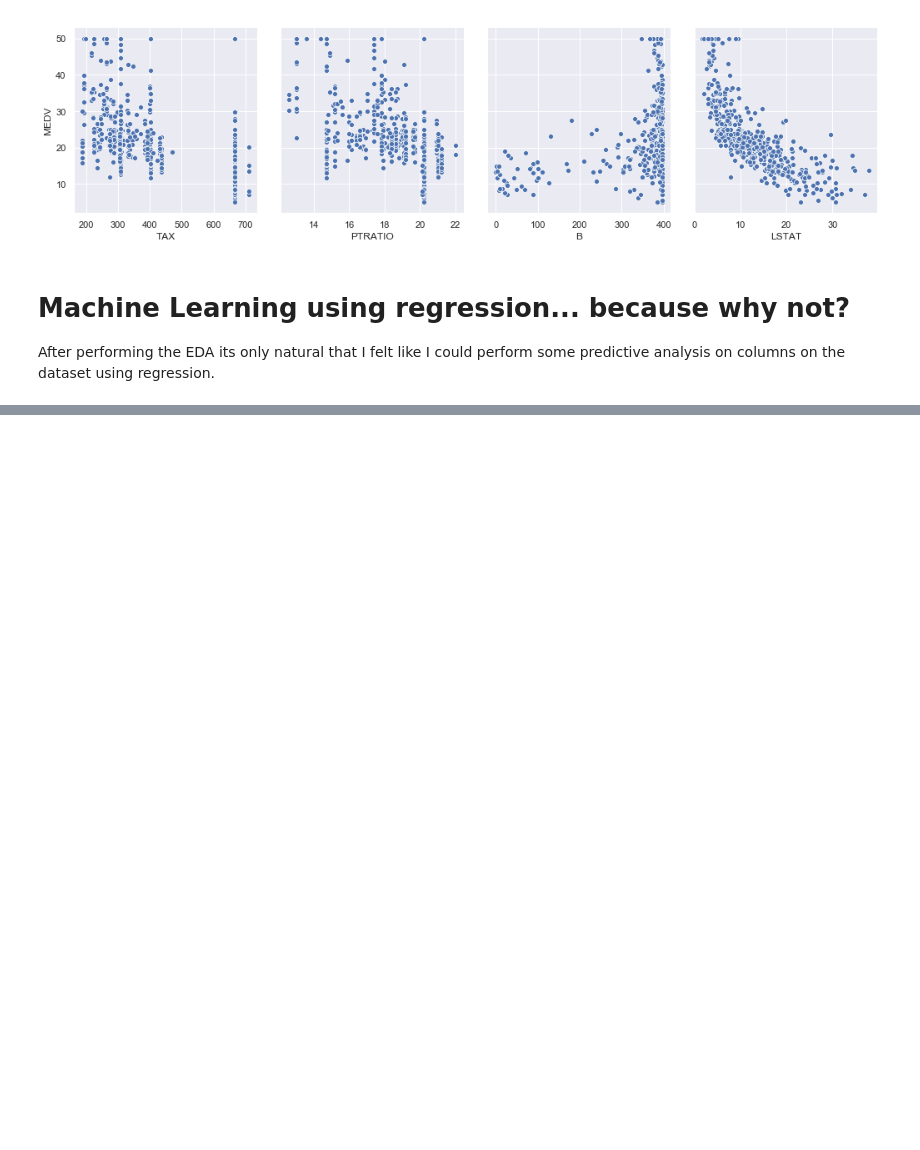
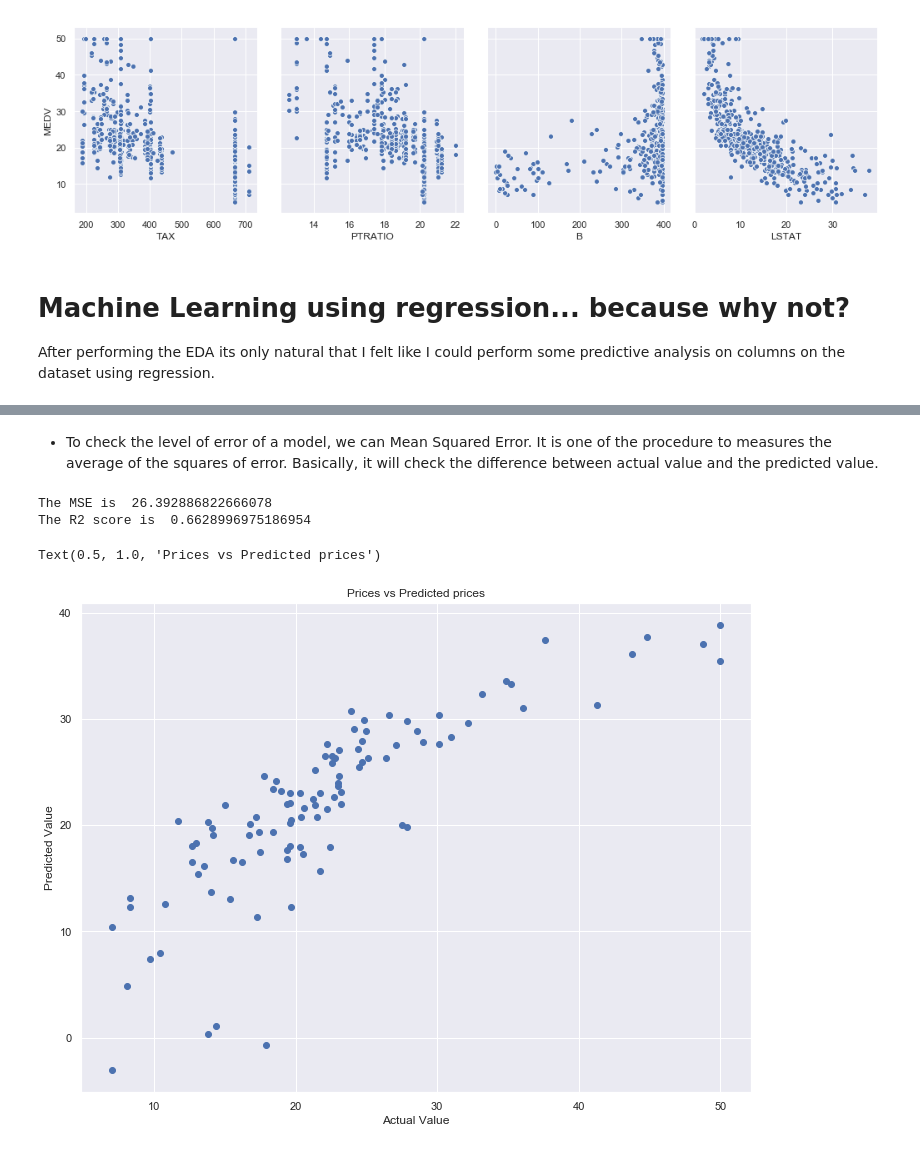
Before and after one commit to lewis-munyi/kamilimu-DS-track, a Jupyter notebook: EDA-Boston.ipynb, the cells around one changed output, grey strips where cells are left out. Saved outputs shown, nothing was run; the diff lists cells and outputs as text; code cells hidden in the pictures; blank space fills up the shorter version.

```diff
--- a/EDA-Boston.ipynb
+++ b/EDA-Boston.ipynb
@@ -290,0 +263,8 @@ ValueError: Input contains NaN, infinity or a value too large for dtype('float64
+# %%
+# This dataset does not come in split two so we have to split it ourselves. 70-30 training, testing
+X_train, X_test, Y_train, Y_test = train_test_split(X, Y, test_size = 0.2, random_state=5)
+
+print(X_train.shape)
+print(X_test.shape)
+print(Y_train.shape)
+print(Y_test.shape)
@@ -290,0 +276,6 @@ ValueError: Input contains NaN, infinity or a value too large for dtype('float64
+# %%
+# Choose a linear model
+clf = LinearRegression()
+
+# Train the model
+clf.fit(X_train,Y_train)
@@ -290,0 +285,23 @@ ValueError: Input contains NaN, infinity or a value too large for dtype('float64
+# %%
+# model evaluation for training set
+y_train_predict = clf.predict(X_train)
+rmse = (np.sqrt(mean_squared_error(Y_train, y_train_predict)))
+r2 = r2_score(Y_train, y_train_predict)
+
+
+
+print("The model performance for training set")
+print("--------------------------------------")
+print('RMSE is {}'.format(rmse))
+print('R2 score is {}'.format(r2))
+print("\n")
+
+# model evaluation for testing set
+y_test_predict = clf.predict(X_test)
+rmse = (np.sqrt(mean_squared_error(Y_test, y_test_predict)))
+r2 = r2_score(Y_test, y_test_predict)
+
+print("The model performance for testing set")
+print("--------------------------------------")
+print('RMSE is {}'.format(rmse))
+print('R2 score is {}'.format(r2))
@@ -290,0 +319,18 @@ ValueError: Input contains NaN, infinity or a value too large for dtype('float64
+# %% [markdown]
+* To check the level of error of a model, we can Mean Squared Error. It is one of the procedure to measures the average of the squares of error. Basically, it will check the difference between actual value and the predicted value.
+# %%
+mse = mean_squared_error(Y_test, y_test_predict)
+r2 = r2_score(Y_test, y_test_predict)
+
+print("The MSE is ", mse, "\nThe R2 score is ", r2)
+# %% [output]
+The MSE is  26.392886822666078
+The R2 score is  0.6628996975186954
+# %%
+plt.scatter(Y_test, y_test_predict);
+plt.xlabel("Actual Value")
+plt.ylabel("Predicted Value")
+plt.title("Prices vs Predicted prices")
+# %% [output]
+Text(0.5, 1.0, 'Prices vs Predicted prices')
+[figure, added]
```
Also changed, not shown: parts of 30 cells of this notebook.
